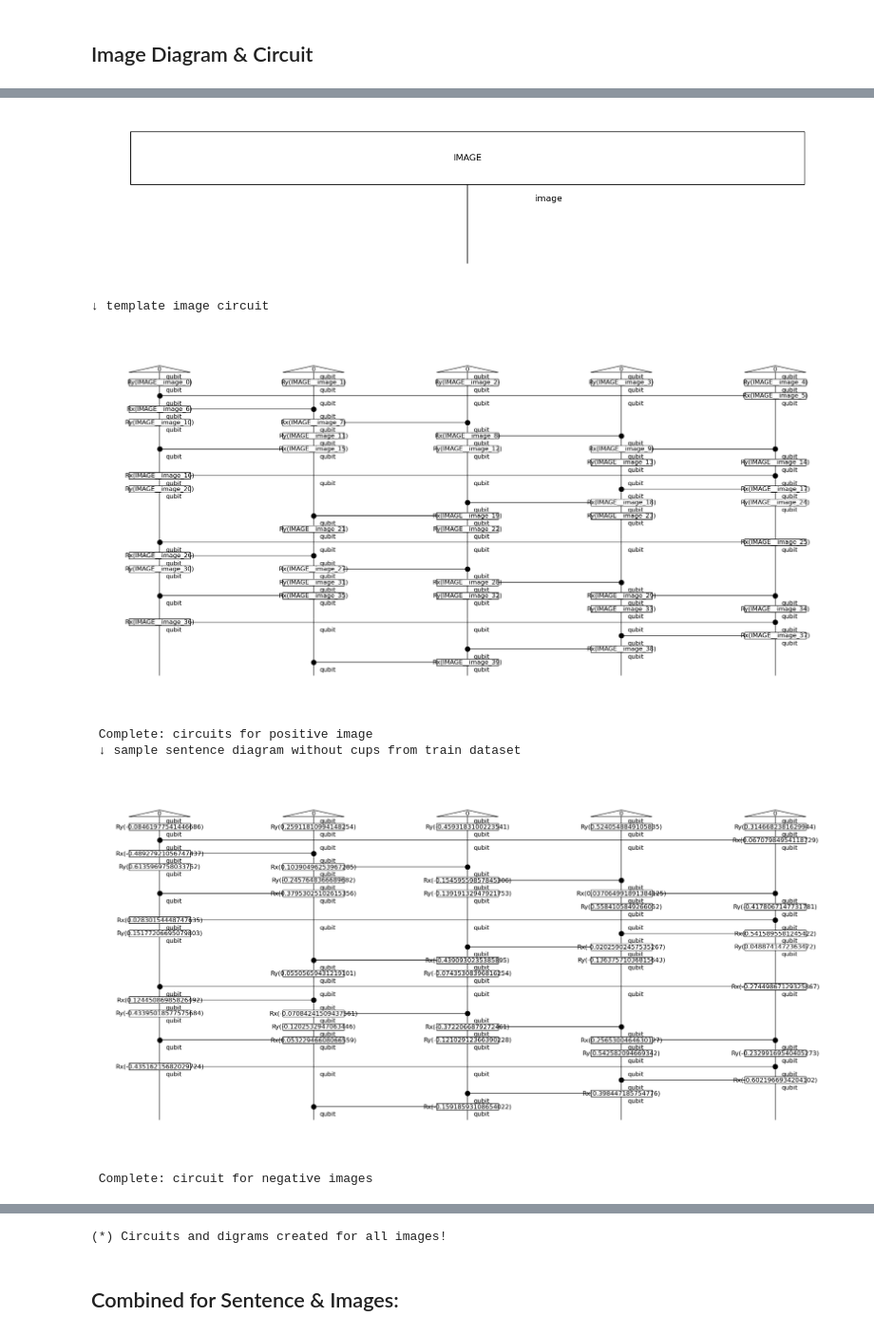
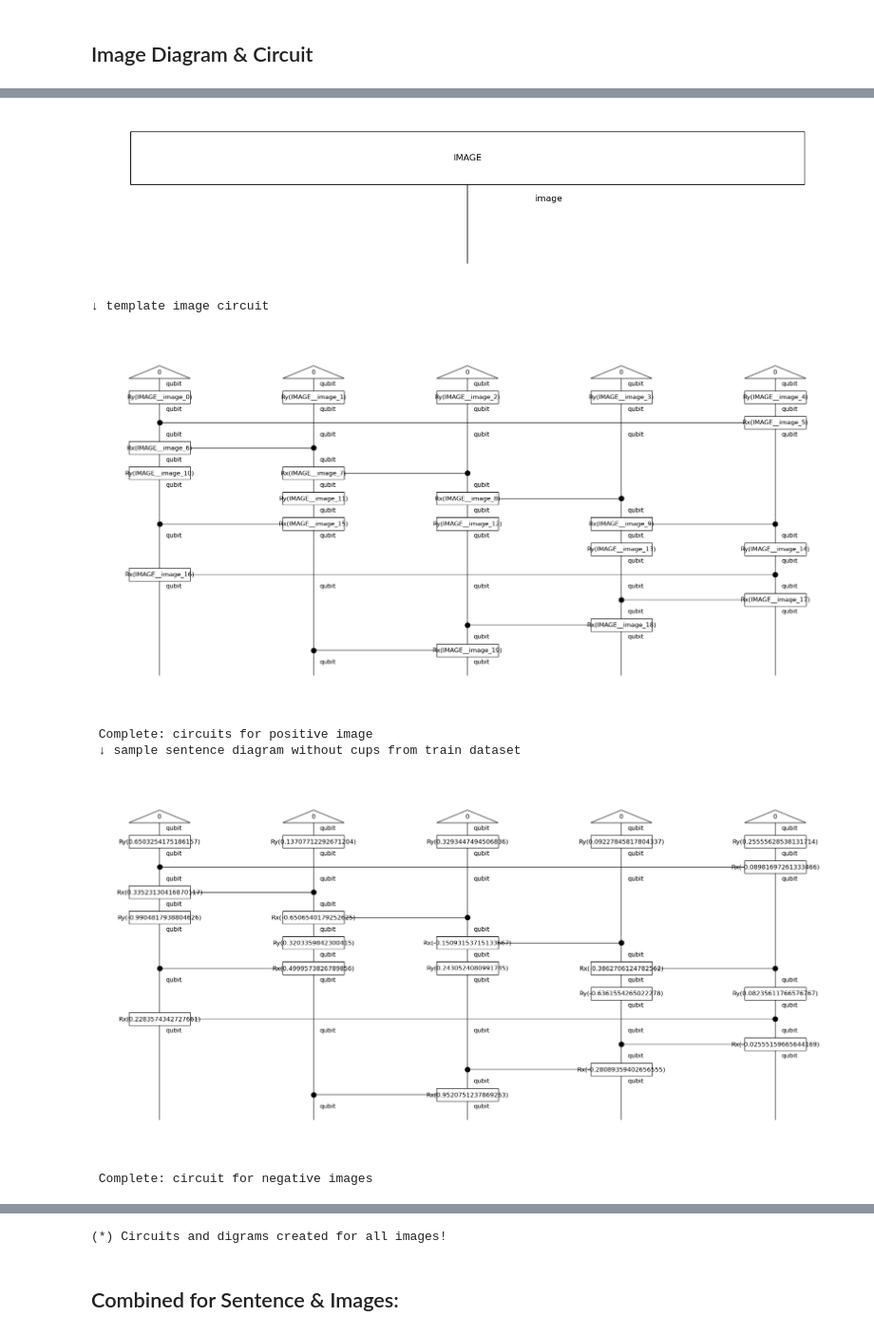
Before and after one commit to halaa901/QNLP-Thesis, a Jupyter notebook: circuit.ipynb, the cells around one changed output, grey strips where cells are left out. Shown at 95% size. Cells and saved outputs as stored; diff of their text form; code cells hidden in the pictures.

```diff
--- a/circuit.ipynb
+++ b/circuit.ipynb
@@ -127,0 +158,17 @@ print("(*) Data Extracted!\n")
+# %%
+# Specify the folder and file name
+folder_name = "Split-Datasets"
+
+file_name = "train_df.csv"
+file_path = os.path.join(os.getcwd(), folder_name, file_name)
+train_df = pd.read_csv(file_path)
+
+file_name = "val_df.csv"
+file_path = os.path.join(os.getcwd(), folder_name, file_name)
+val_df = pd.read_csv(file_path)
+
+file_name = "test_df.csv"
+file_path = os.path.join(os.getcwd(), folder_name, file_name)
+test_df = pd.read_csv(file_path)
+
+print("Data from Train, Val, and Test is extracted.")
@@ -243,7 +292,7 @@ print('↓ template image box')
 image_box.draw(figsize=(14, 3), fontsize=12)
 
 # Create template Ansatz
-ansatz = Sim14Ansatz({image_type: 5}, n_layers=2)
+ansatz = Sim14Ansatz({image_type: 5}, n_layers=1)
 image_circ = ansatz(image_box)
 print('↓ template image circuit')
 image_circ.draw(figsize=(20, 10), fontsize=12)
@@ -255,33 +304,33 @@ test_images_1 = test_df["image_1"]
 
 train_circuits_image1 = [image_circ.lambdify(*list(image_circ.free_symbols))(*feature_vec) for feature_vec in train_images_1]
 val_circuits_image1 = [image_circ.lambdify(*list(image_circ.free_symbols))(*feature_vec) for feature_vec in val_images_1]
 test_circuits_image1 = [image_circ.lambdify(*list(image_circ.free_symbols))(*feature_vec) for feature_vec in test_images_1]
 print(" Complete: circuits for positive image")
 #  --------
 print(' ↓ sample sentence diagram without cups from train dataset')
 train_circuits_image1[sample_index].draw(figsize=(20, 10), fontsize=12)
 #  --------
 
 # Add data into image circuit NEGATIVE
 train_images_2 = train_df["image_2"]
 val_images_2 = val_df["image_2"]
 test_images_2 = test_df["image_2"]
 
 train_circuits_image2 = [image_circ.lambdify(*list(image_circ.free_symbols))(*feature_vec) for feature_vec in train_images_2]
 val_circuits_image2 = [image_circ.lambdify(*list(image_circ.free_symbols))(*feature_vec) for feature_vec in val_images_2]
 test_circuits_image2 = [image_circ.lambdify(*list(image_circ.free_symbols))(*feature_vec) for feature_vec in test_images_2]
 print(" Complete: circuit for negative images")
 #  --------
 train_circuits_image2[sample_index].draw(figsize=(20, 10), fontsize=12)
 #  --------
 
 print("(*) Circuits and digrams created for all images!\n")
 # %% [output]
 ↓ template image box
 [figure]
 ↓ template image circuit
-[figure, old version]
+[figure, new version]
  Complete: circuits for positive image
  ↓ sample sentence diagram without cups from train dataset
-[figure, old version]
+[figure, new version]
  Complete: circuit for negative images
```
Also changed, not shown: parts of 16 cells of this notebook, 5 other files.
